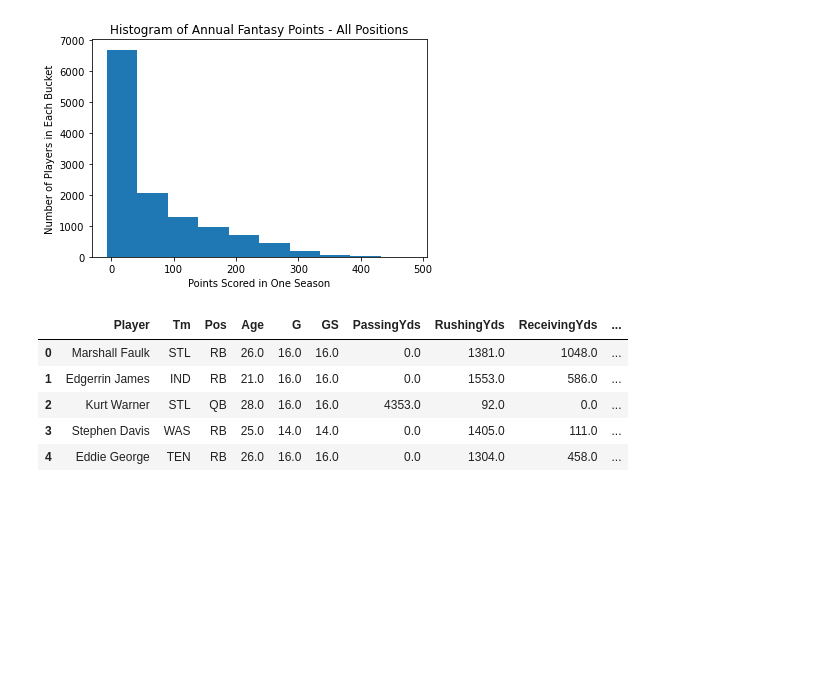
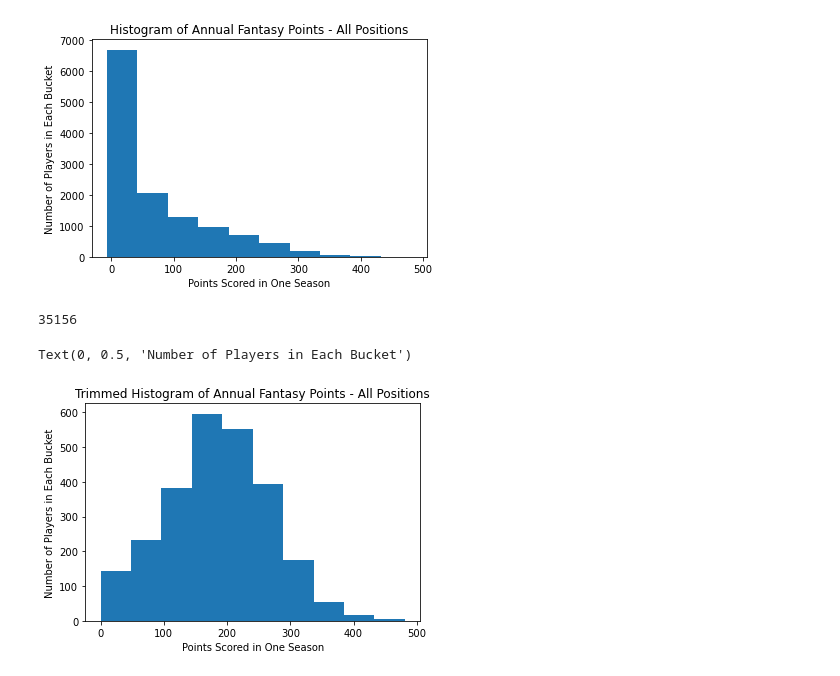
Before and after one commit to maha4208/fantasy-football-statistical-analysis, a Jupyter notebook: YearlyStats.ipynb, the cells around one changed output. Drawn from its saved outputs; the diff is of its cells as text; code cells hidden in the pictures; blank space fills up the shorter version.

```diff
--- a/YearlyStats.ipynb
+++ b/YearlyStats.ipynb
@@ -66,11 +66,15 @@ plt.ylabel('Number of Players in Each Bucket')
 Text(0, 0.5, 'Number of Players in Each Bucket')
 [figure]
 # %%
-yearlydf.head()
+yearlydf.size
 # %% [output]
-|  | Player | Tm | Pos | Age | G | GS | PassingYds | RushingYds | ReceivingYds | ... |
-| 0 | Marshall Faulk | STL | RB | 26.0 | 16.0 | 16.0 | 0.0 | 1381.0 | 1048.0 | ... |
-| 1 | Edgerrin James | IND | RB | 21.0 | 16.0 | 16.0 | 0.0 | 1553.0 | 586.0 | ... |
-| 2 | Kurt Warner | STL | QB | 28.0 | 16.0 | 16.0 | 4353.0 | 92.0 | 0.0 | ... |
-| 3 | Stephen Davis | WAS | RB | 25.0 | 14.0 | 14.0 | 0.0 | 1405.0 | 111.0 | ... |
-| 4 | Eddie George | TEN | RB | 26.0 | 16.0 | 16.0 | 0.0 | 1304.0 | 458.0 | ... |
+35156
+# %%
+yearlydf_trim = yearlydf.loc[yearlydf['GS'] > 11]
+plt.hist(yearlydf_trim['FantasyPoints'])
+plt.title('Trimmed Histogram of Annual Fantasy Points - All Positions')
+plt.xlabel('Points Scored in One Season')
+plt.ylabel('Number of Players in Each Bucket')
+# %% [output]
+Text(0, 0.5, 'Number of Players in Each Bucket')
+[figure, added]
```
